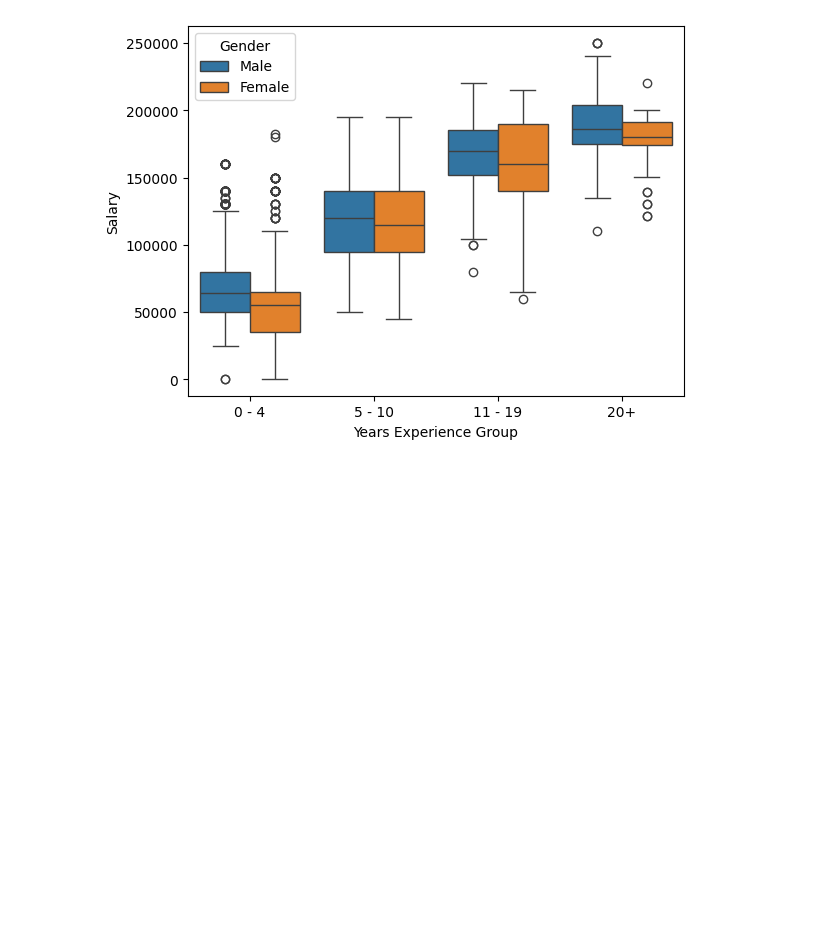
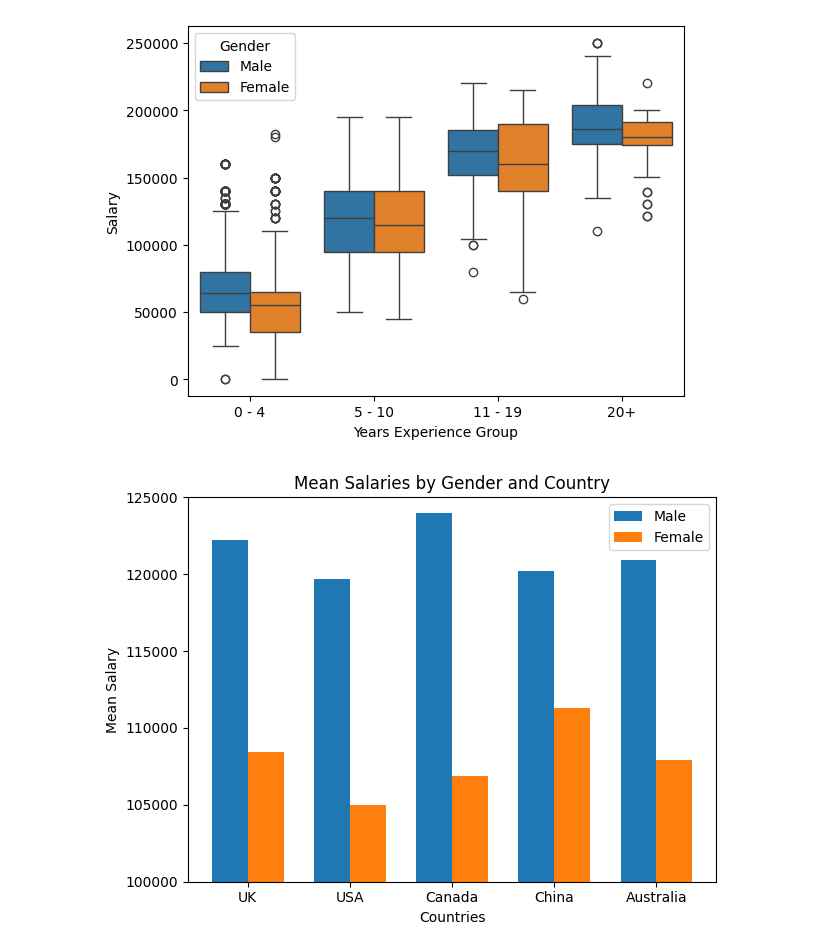
Before and after one commit to Bmcunningham4/CA_Data_Science_P2, a Jupyter notebook: data_visualisations.ipynb, the cells around one changed output. Drawn from its saved outputs; the diff is of its cells as text; code cells hidden in the pictures; blank space fills up the shorter version.

Commit message:
Finished countries bar graph and potential mean diff table..

```diff
--- a/data_visualisations.ipynb
+++ b/data_visualisations.ipynb
@@ -4,6 +4,10 @@ import seaborn as sns
 import matplotlib.pyplot as plt
 
 salary_df = pd.read_csv("Salary.csv")
+male_df = salary_df[salary_df.Gender == "Male"]
+female_df = salary_df[salary_df.Gender == "Female"]
+
+#todo: Don't forget to add titles to all and markdowns in between each category!
 # %%
 
 #* Functions
@@ -36,6 +40,20 @@ def years_exp_funct(num):
         return "11 - 19"
     else:
         return "20+"
+
+#* Data
+# Country Means
+male_UK_mean = round(male_df[male_df.Country == "UK"].Salary.mean(), 2)
+male_USA_mean = round(male_df[male_df.Country == "USA"].Salary.mean(), 2)
+male_Canada_mean = round(male_df[male_df.Country == "Canada"].Salary.mean(), 2)
+male_China_mean = round(male_df[male_df.Country == "China"].Salary.mean(), 2)
+male_Australia_mean = round(male_df[male_df.Country == "Australia"].Salary.mean(), 2)
+
+female_UK_mean = round(female_df[female_df.Country == "UK"].Salary.mean(), 2)
+female_USA_mean = round(female_df[female_df.Country == "USA"].Salary.mean(), 2)
+female_Canada_mean = round(female_df[female_df.Country == "Canada"].Salary.mean(), 2)
+female_China_mean = round(female_df[female_df.Country == "China"].Salary.mean(), 2)
+female_Australia_mean = round(female_df[female_df.Country == "Australia"].Salary.mean(), 2)
 # %%
 
 #* Showing Plots (Make sure I come back and put mark downs in between all of these!)
@@ -46,30 +64,62 @@ plt.show()
 plt.close()
 
 #! Age
 salary_df["Age Group"] = salary_df.Age.apply(age_group_funct)
 age_order = ["20 - 29", "30 - 39", "40 - 49", "50+"]
 
 sns.boxplot(data = salary_df, x = "Age Group", y = "Salary", order = age_order, hue="Gender")
 plt.show()
 plt.close()
 
 #! Education Level
 salary_df["Education Level "] = salary_df["Education Level"].apply(education_level_funct)
 ed_order = ["High School", "Bachelor Degree", "Master Degree", "Phd"]
 
 sns.boxplot(data = salary_df, x = "Education Level ", y = "Salary", order = ed_order, hue="Gender")
 plt.show()
 plt.close()
 
 #! Years Experience
 salary_df["Years Experience Group"] = salary_df["Years of Experience"].apply(years_exp_funct)
 exp_order = ["0 - 4", "5 - 10", "11 - 19", "20+"]
 
 sns.boxplot(data = salary_df, x = "Years Experience Group", y = "Salary", order = exp_order, hue="Gender")
 plt.show()
 plt.close()
+
+#! Country
+""" #? overlapping histogram?
+plt.hist(scores_urban, color="green", label="Urban", normed=True, alpha = 0.5)
+plt.hist(specific_data,
+ color="green",
+   label="label for these bars",
+     normed=(boolean that sets whether some of bar heights totals to equal 1),
+       alpha= "Determines the opacity of the bars, where 1.0 means completely opaque!)
+plt.show()
+"""
+
+countries = ["UK", "USA", "Canada", "China", "Australia"]
+male_means = [male_UK_mean, male_USA_mean, male_Canada_mean, male_China_mean, male_Australia_mean]
+female_means = [female_UK_mean, female_USA_mean, female_Canada_mean, female_China_mean, female_Australia_mean]
+
+bar_width = 0.35
+x = range(len(countries))
+plt.bar(x, male_means, width=bar_width, label='Male', align='center')
+plt.bar([i + bar_width for i in x], female_means, width=bar_width, label='Female', align='center')
+
+
+plt.xlabel("Countries")
+plt.ylabel("Mean Salary")
+plt.title("Mean Salaries by Gender and Country")
+plt.xticks([i + bar_width / 2 for i in x], countries)
+plt.legend()
+plt.ylim(100000, 125000)
+plt.tight_layout()
+plt.show()
+plt.close()
 # %% [output]
 [figure]
 [figure]
 [figure]
 [figure]
+[figure, added]
```
Also changed, not shown: 1 other file.
